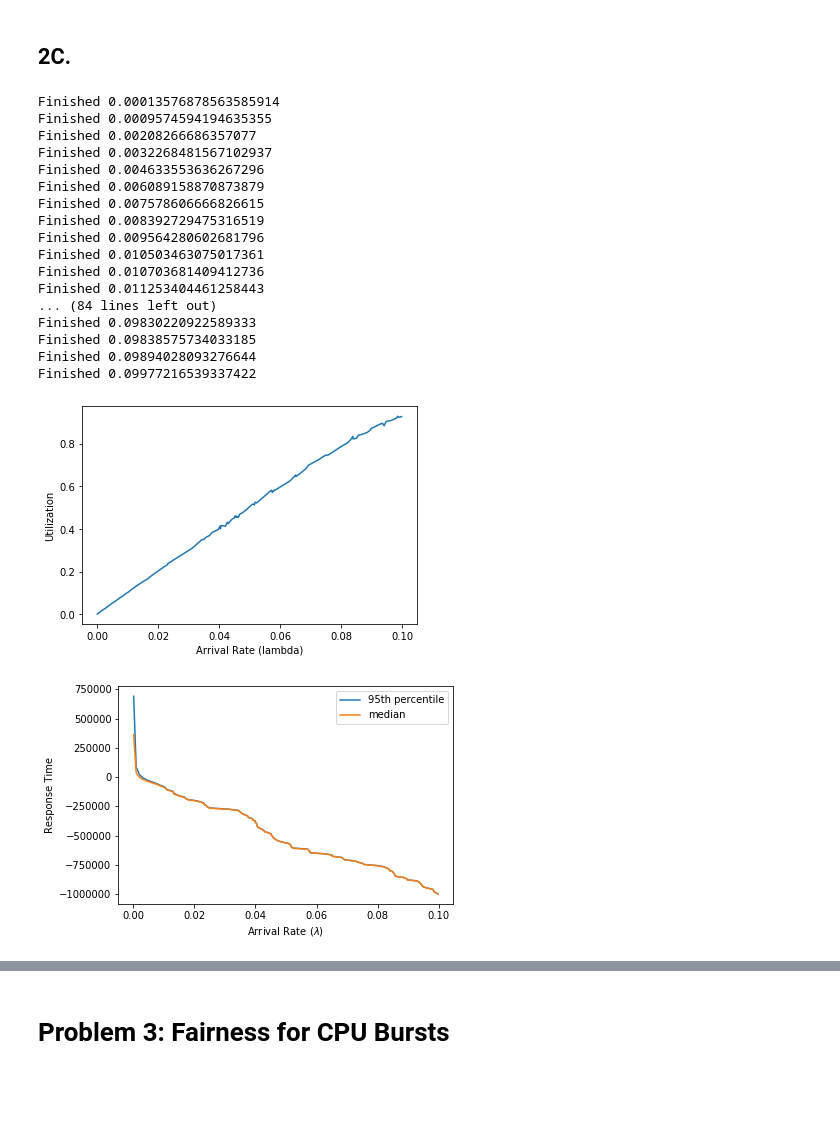
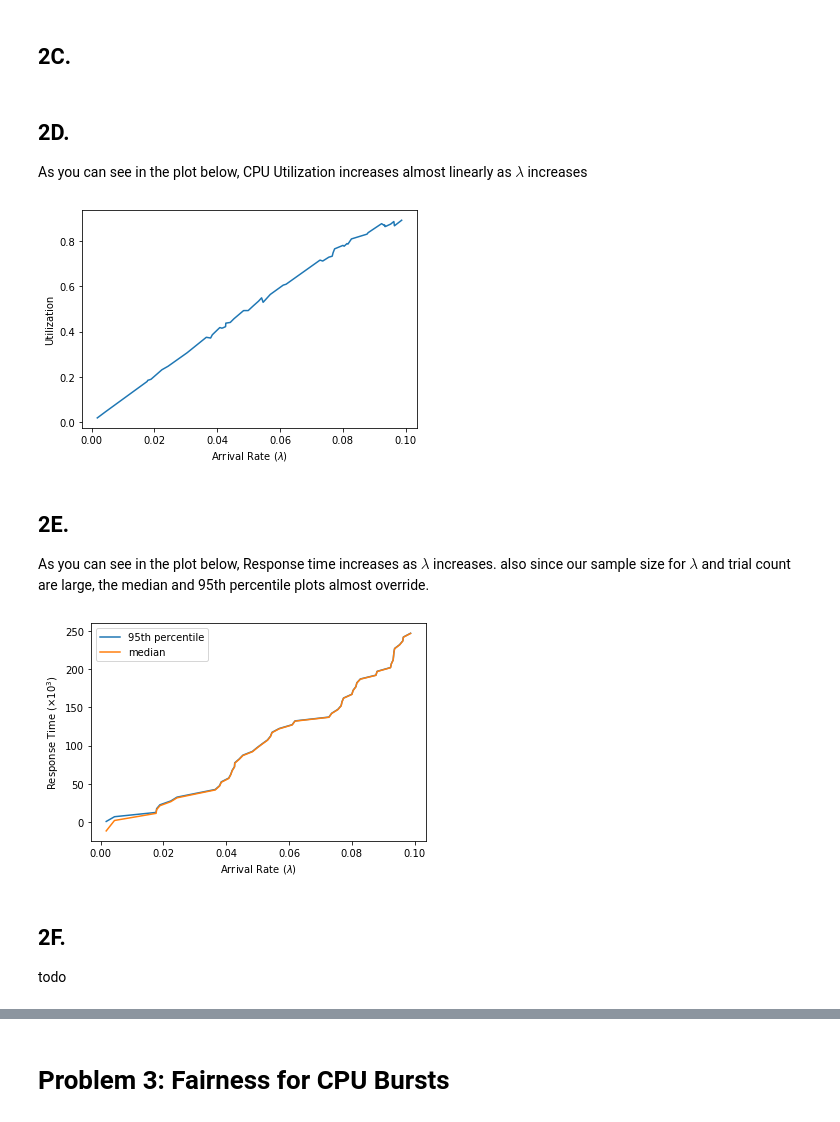
Before and after one commit to Masihbr/pintos, a Jupyter notebook: schedLab/Scheduling.ipynb, the cells around one changed output, grey strips where cells are left out. Cells and saved outputs as stored; diff of their text form; code cells hidden in the pictures; blank space fills up the shorter version.

```diff
--- a/schedLab/Scheduling.ipynb
+++ b/schedLab/Scheduling.ipynb
@@ -971,7 +976,7 @@ def responseTimes(cpulog):
 # l and lmbdas are "recommended values" that you can change if desired
 # l = 10
 l = 10
-lmbdas = np.array(sorted([uniform(0, 1) for i in range(100)])) / l
+lmbdas = np.array(sorted([uniform(0, 1) for i in range(50)])) / l
 
 # Decrease this when developing in case it takes too long
 TRIALS = 100
@@ -980,55 +985,55 @@ TRIALS = 100
 response_time_medians = []
 response_time_95th_percentiles = []
 utilizations = []
-for lmbda in lmbdas:
-    trial_utilizations = []
-    trial_medians = []
-    trial_95ths = []
+def simulate(use_mlfq: bool):
+    global response_time_medians, response_time_95th_percentiles, utilizations
 
-    for _ in range(TRIALS):
-        tasks = make_exp_arrivals(arrival_rate=lmbda, service_time=l, n=len(lmbdas))
-        cpulog = mlfq2(tasks, 2, 4, False).log
-        trial_utilizations.append(cpuUtilization(cpulog))
-        trial_medians.append(np.median(responseTimes(cpulog)))
-        trial_95ths.append(np.percentile(responseTimes(cpulog), 95))
+    response_time_medians = []
+    response_time_95th_percentiles = []
+    utilizations = []
+    for i in tqdm(range(len(lmbdas))):
+        lmbda = lmbdas[i]
+        if lmbda == 0: continue
+        trial_utilizations = []
+        trial_medians = []
+        trial_95ths = []
 
-    response_time_medians.append(np.mean(trial_medians))
-    response_time_95th_percentiles.append(np.mean(trial_95ths))
-    utilizations.append(np.mean(trial_utilizations))
+        for _ in range(TRIALS):
+            tasks = make_exp_arrivals(arrival_rate=lmbda, service_time=l, n=len(lmbdas))
+            if use_mlfq:
+                cpulog = mlfq2(tasks, 2, 4, False).log
+            else:
+                cpulog = srtf(tasks, 2, False).log
+            trial_utilizations.append(cpuUtilization(cpulog))
+            trial_medians.append(np.median(responseTimes(cpulog)))
+            trial_95ths.append(np.percentile(responseTimes(cpulog), 95))
 
-    # This takes a while to run so this print statement lets us track progress
-    print("Finished", lmbda)
+        response_time_medians.append(np.mean(trial_medians))
+        response_time_95th_percentiles.append(np.mean(trial_95ths))
+        utilizations.append(np.mean(trial_utilizations))
+simulate(use_mlfq=True)
-# %% [output]
-Finished 0.00013576878563585914
-Finished 0.0009574594194635355
-Finished 0.00208266686357077
-Finished 0.0032268481567102937
-Finished 0.004633553636267296
-Finished 0.006089158870873879
-Finished 0.007578606666826615
-Finished 0.008392729475316519
-Finished 0.009564280602681796
-Finished 0.010503463075017361
-Finished 0.010703681409412736
-Finished 0.011253404461258443
-... (84 lines left out)
-Finished 0.09830220922589333
-Finished 0.09838575734033185
-Finished 0.09894028093276644
-Finished 0.09977216539337422
+# %% [markdown]
+## 2D.
+As you can see in the plot below, CPU Utilization increases almost linearly as $\lambda$ increases
 # %%
-plt.xlabel("Arrival Rate (lambda)")
+plt.xlabel("Arrival Rate ($\lambda$)")
 plt.ylabel("Utilization")
 plt.plot(lmbdas, utilizations)
 plt.show()
 # %% [output]
-[figure, old version]
+[figure, new version]
+# %% [markdown]
+## 2E.
+As you can see in the plot below, Response time increases as $\lambda$ increases. also since our sample size for $\lambda$ and trial count are large, the median and 95th percentile plots almost override.
 # %%
 plt.xlabel("Arrival Rate ($\lambda$)")
-plt.ylabel("Response Time")
-plt.plot(lmbdas, response_time_95th_percentiles, label="95th percentile")
-plt.plot(lmbdas, response_time_medians, label="median")
+plt.ylabel("Response Time ($\\times 10^3$)")
+plt.plot(lmbdas, np.array(response_time_95th_percentiles) / 1000, label="95th percentile")
+plt.plot(lmbdas, np.array(response_time_medians) / 1000, label="Median")
 plt.legend()
 plt.show()
 # %% [output]
-[figure, old version]
+[figure, new version]
+# %% [markdown]
+## 2F.
+todo
```
Also changed, not shown: parts of 13 cells of this notebook, 2 other files.
